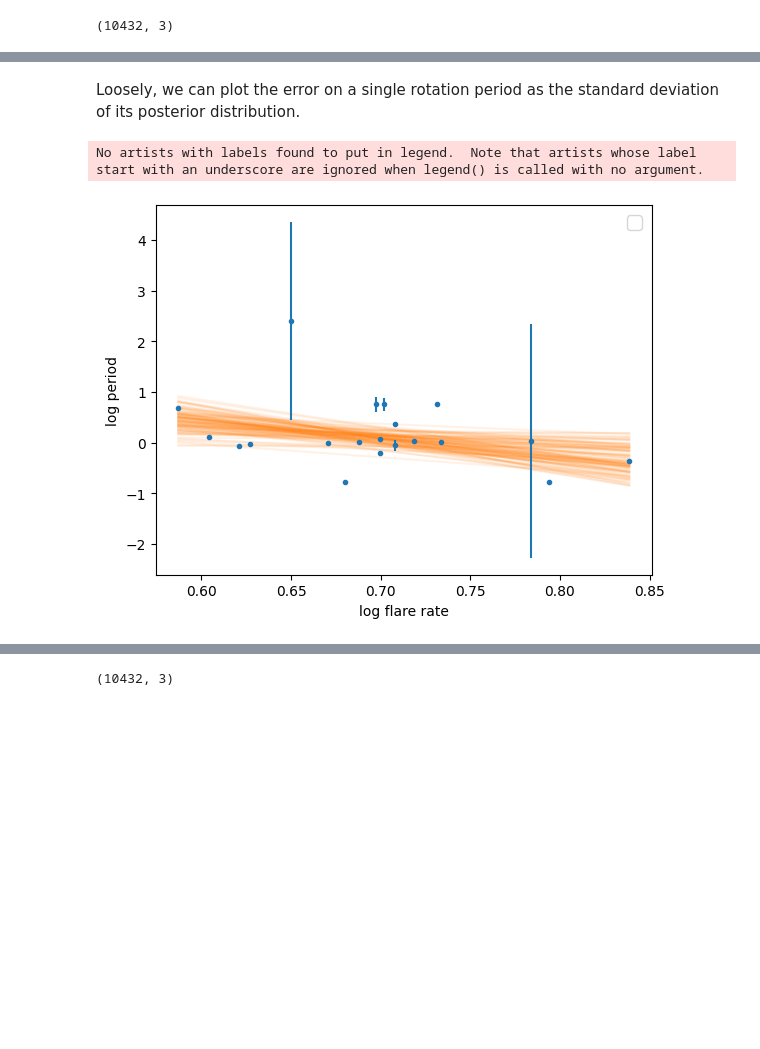
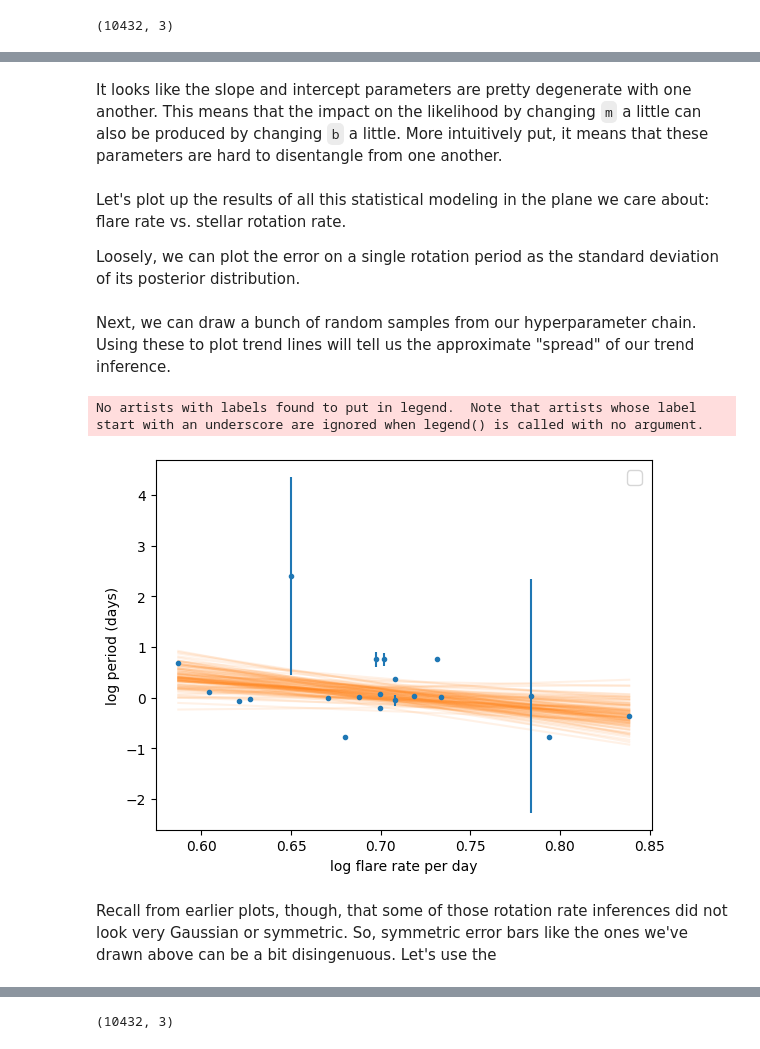
Before and after one commit to spacetelescope/project-tikebook, a Jupyter notebook: notebooks/8-rotation-speeds-pt2/interm_statistics.ipynb, the cells around one changed output, grey strips where cells are left out. Drawn from its saved outputs; the diff is of its cells as text; code cells hidden in the pictures; blank space fills up the shorter version.

```diff
--- a/notebooks/8-rotation-speeds-pt2/interm_statistics.ipynb
+++ b/notebooks/8-rotation-speeds-pt2/interm_statistics.ipynb
@@ -88,0 +136,9 @@ lc.plot()
+# %%
+period_guess = 0.76 # from previous notebook
+
+x = np.linspace(1325, 1335, 400)
+y = np.median(lc.flux.value) + np.std(lc.flux.value)*np.sin(2 * np.pi  * x / period_guess)
+
+lc.plot()
+plt.plot(x,y)
+plt.xlim(1325, 1335)
@@ -497,24 +733,10 @@ rot_rates_constrained = np.array(rot_rates_constrained)
 # %%
-# todo: reset x and y and yerr
-
 n_dim = 3
 n_walkers = 32 # seems fine. justify?
 n_steps = 5000 # seems fine. justify?
 
-# period_guess = 0.76
 
-rot_rates_constrained_cleaned = rot_rates_constrained[flare_rates_durations>0.0]
-rot_rates_gp_cleaned = rot_rates_gp[flare_rates_durations>0.0]
-flare_rates_durations_cleaned = flare_rates_durations[flare_rates_durations>0.0]
-
-flare_rates_durations_sorted = np.sort(np.log10(flare_rates_durations_cleaned))
-
-rot_rates_constrained_sorted = rot_rates_constrained_cleaned[np.argsort(np.log10(flare_rates_durations_cleaned))]
-
-rot_rates_gp_sorted = rot_rates_gp_cleaned[np.argsort(np.log10(flare_rates_durations_cleaned))]
-
-
-initial_point = np.array([-3.5, 2.7, .5]) # incorporate as an array and not a list so that we can add to it, etc.
+initial_point = np.array([slope, intercept, .5]) # incorporate as an array and not a list so that we can add to it, etc.
 gaussian_scatter_level = 1e-3 # want the walkers to each start at a slightly different location.
 
 # add some scatter to the walkers around the initial position.
@@ -570,4 +794,8 @@ fig = corner.corner(
+# %% [markdown]
+It looks like the slope and intercept parameters are pretty degenerate with one another. This means that the impact on the likelihood by changing `m` a little can also be produced by changing `b` a little. More intuitively put, it means that these parameters are hard to disentangle from one another.
 # %% [markdown]
+Let's plot up the results of all this statistical modeling in the plane we care about: flare rate vs. stellar rotation rate.
+
 Loosely, we can plot the error on a single rotation period as the standard deviation of its posterior distribution.
 # %%
 yerr = np.std(rot_rates_gp_sorted, axis=1)
@@ -576,16 +802,20 @@ yerr = np.std(rot_rates_gp_sorted, axis=1)
+# %% [markdown]
+Next, we can draw a bunch of random samples from our hyperparameter chain. Using these to plot trend lines will tell us the approximate "spread" of our trend inference.
 # %%
 inds = np.random.randint(len(flat_samples), size=100)
 for ind in inds:
     sample = flat_samples[ind]
     plt.plot(np.log10(flare_rates_durations_sorted), (np.dot(np.vander(np.log10(flare_rates_durations_sorted), 2), sample[:2])), "C1", alpha=0.1)
 plt.errorbar(np.log10(flare_rates_durations_sorted),np.log10(np.mean(rot_rates_gp_sorted, axis=1)),
             yerr=yerr/np.mean(rot_rates_gp_sorted, axis=1) / np.log(10),fmt='.')
 # plt.plot(x0, m_true * x0 + b_true, "k", label="truth")
 # plt.
 plt.legend(fontsize=14)
 # plt.xlim(0, 10)
-plt.xlabel("log flare rate")
-plt.ylabel("log period");
+plt.xlabel("log flare rate per day")
+plt.ylabel("log period (days)");
 # %% [output]
 No artists with labels found to put in legend.  Note that artists whose label start with an underscore are ignored when legend() is called with no argument.
-[figure, old version]
+[figure, new version]
+# %% [markdown]
+Recall from earlier plots, though, that some of those rotation rate inferences did not look very Gaussian or symmetric. So, symmetric error bars like the ones we've drawn above can be a bit disingenuous. Let's use the
```
Also changed, not shown: parts of 101 cells of this notebook.
